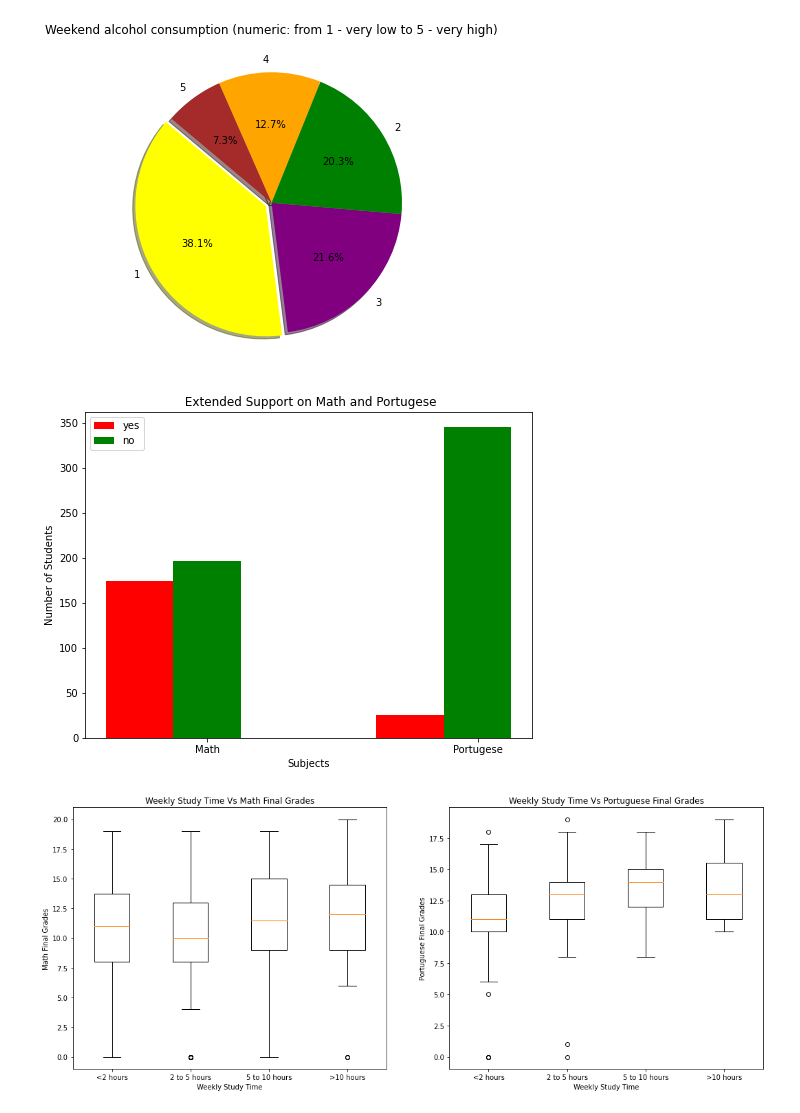
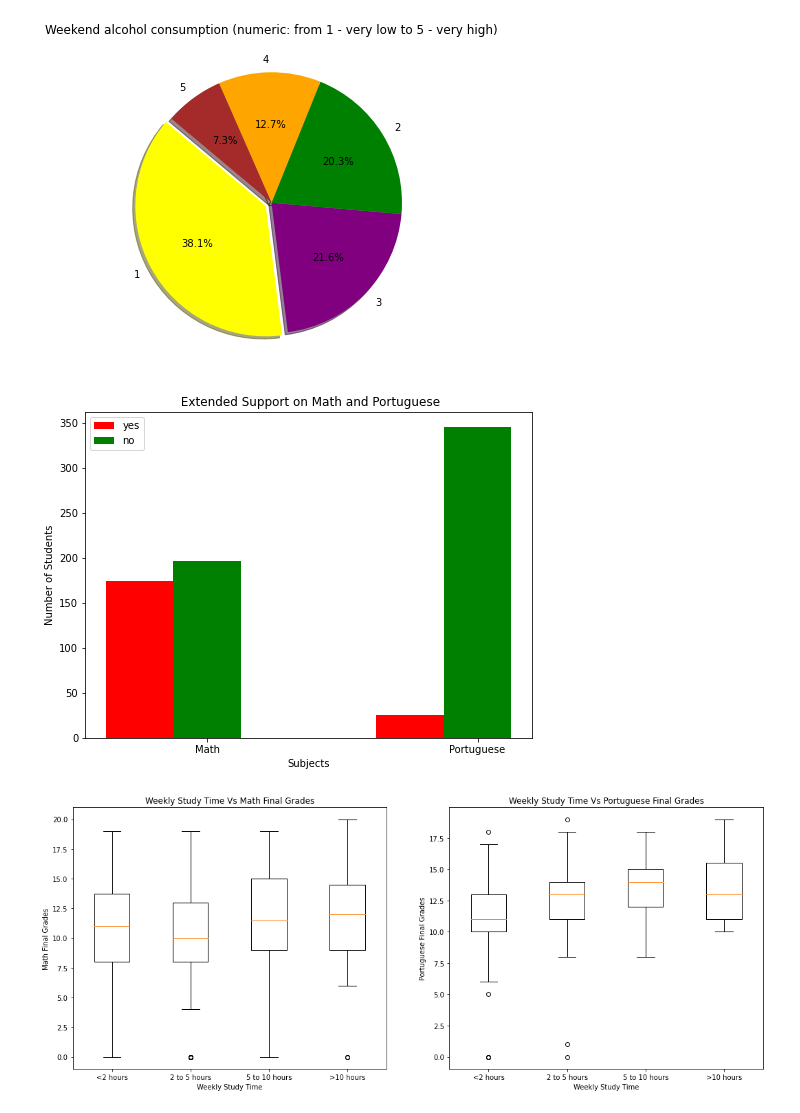
Before and after one commit to panlovelyda/project-one, a Jupyter notebook: StudentSuccessPy.ipynb, the cells around one changed output. Drawn from its saved outputs; the diff is of its cells as text; code cells hidden in the pictures.

```diff
--- a/StudentSuccessPy.ipynb
+++ b/StudentSuccessPy.ipynb
@@ -119,22 +119,22 @@ x4 = students_df.loc[students_df["paid_por"]=="no","paid_por"].count()
 # %%
 N = 2
 ind = np.arange(N)
 width = 0.25
 
 bar1 = plt.bar(ind, [x1,x2], width, color = 'r', label= 'yes')
 
 bar2 = plt.bar(ind+width, [x3,x4], width, color='g', label='no')
 
 plt.xlabel("Subjects")
 plt.ylabel('Number of Students')
-plt.title(" Extended Support on Math and Portugese")
+plt.title(" Extended Support on Math and Portuguese")
 
-plt.xticks(ind+width,['Math', 'Portugese'])
+plt.xticks(ind+width,['Math', 'Portuguese'])
 plt.legend( (bar1, bar2), ('yes', 'no'))
 plt.savefig('output/Fig6.png')
 plt.show()
 # %% [output]
-[figure, old version]
+[figure, new version]
 # %%
 #Weekly study time vs Portuguese final grades
 studyhours = [1,2,3,4]
```
Also changed, not shown: parts of 1 cell of this notebook, 3 other files.
